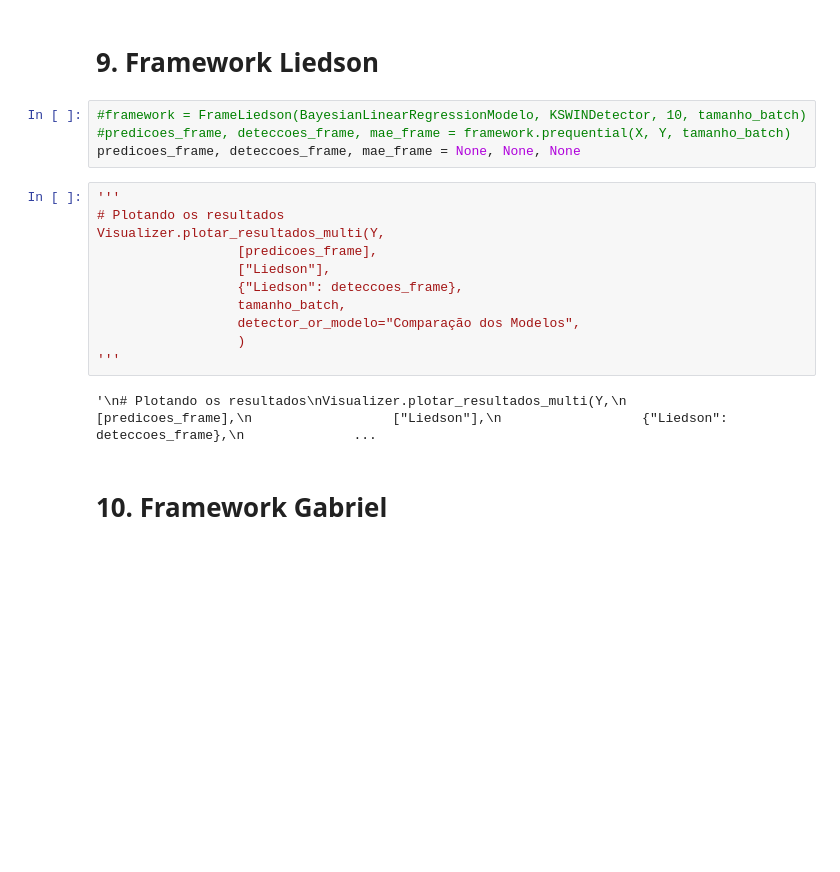
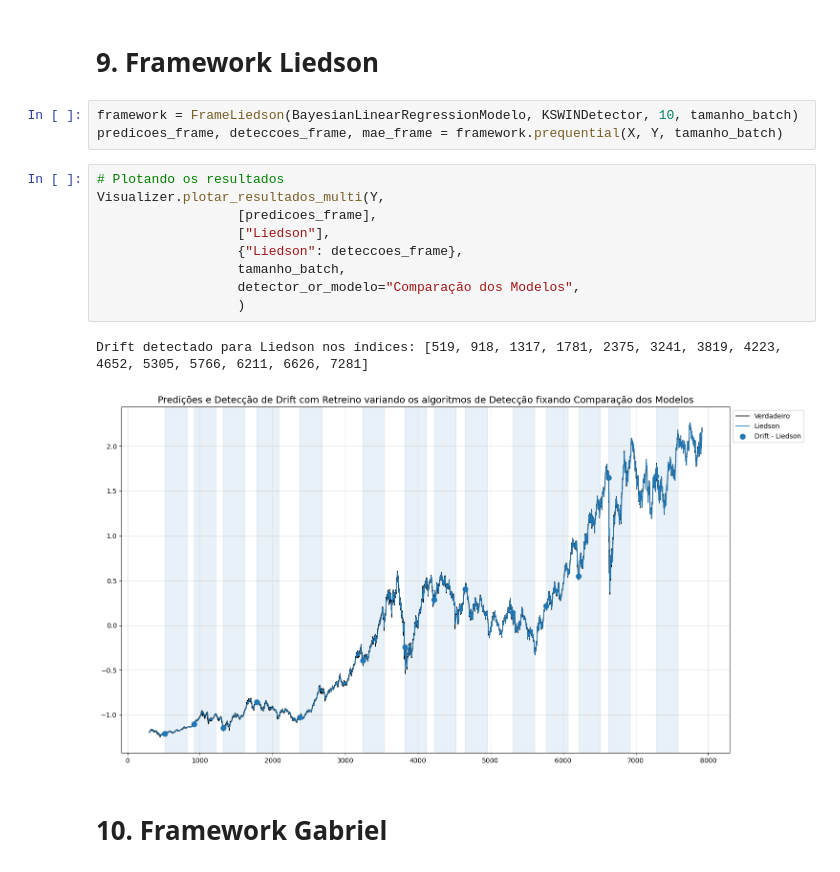
Before and after one commit to gabrielfers/Drift-Detection-PIBIC, a Jupyter notebook: 1- tutorial_online_algorithms.ipynb, the cells around one changed output. Saved outputs shown, nothing was run; the diff lists cells and outputs as text; blank space fills up the shorter version.

```diff
--- a/1- tutorial_online_algorithms.ipynb
+++ b/1- tutorial_online_algorithms.ipynb
@@ -189,22 +189,20 @@ Drift detectado para BayesianLinearRegressionModelo + KSWIN nos índices: [461,
 # %% [markdown]
 # **9. Framework Liedson**
 # %%
-#framework = FrameLiedson(BayesianLinearRegressionModelo, KSWINDetector, 10, tamanho_batch)
-#predicoes_frame, deteccoes_frame, mae_frame = framework.prequential(X, Y, tamanho_batch)
-predicoes_frame, deteccoes_frame, mae_frame = None, None, None
+framework = FrameLiedson(BayesianLinearRegressionModelo, KSWINDetector, 10, tamanho_batch)
+predicoes_frame, deteccoes_frame, mae_frame = framework.prequential(X, Y, tamanho_batch)
 # %%
-'''
 # Plotando os resultados
 Visualizer.plotar_resultados_multi(Y,
                   [predicoes_frame],
                   ["Liedson"],
                   {"Liedson": deteccoes_frame},
                   tamanho_batch,
                   detector_or_modelo="Comparação dos Modelos",
                   )
-'''
 # %% [output]
-'\n# Plotando os resultados\nVisualizer.plotar_resultados_multi(Y,\n                  [predicoes_frame],\n                  ["Liedson"],\n                  {"Liedson": deteccoes_frame},\n              ...
+Drift detectado para Liedson nos índices: [519, 918, 1317, 1781, 2375, 3241, 3819, 4223, 4652, 5305, 5766, 6211, 6626, 7281]
+[figure, added]
 # %% [markdown]
 # **10. Framework Gabriel**
 # %%
```
Also changed, not shown: parts of 6 cells of this notebook, 1 other file.
